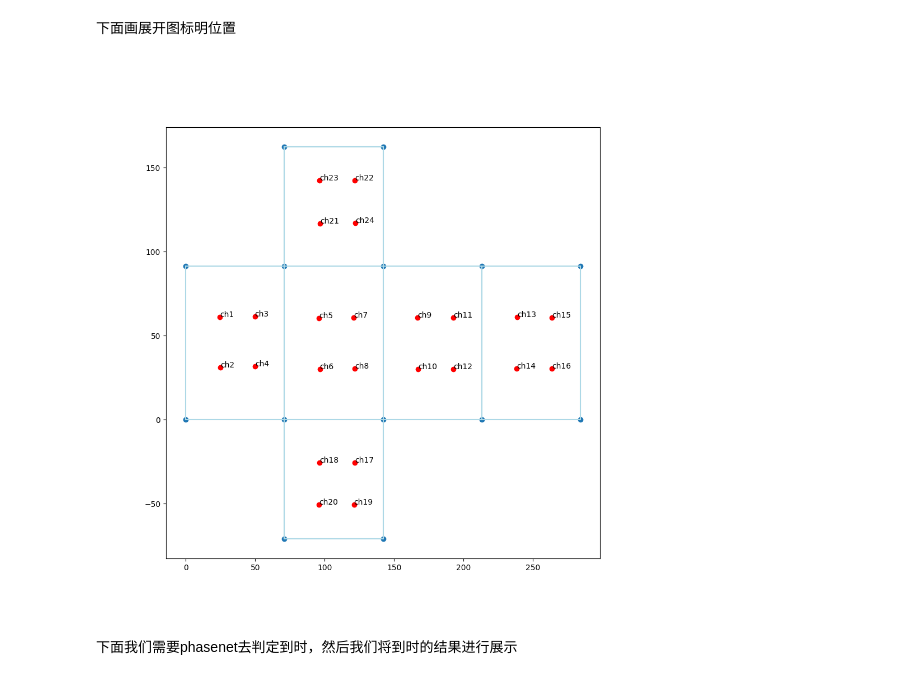
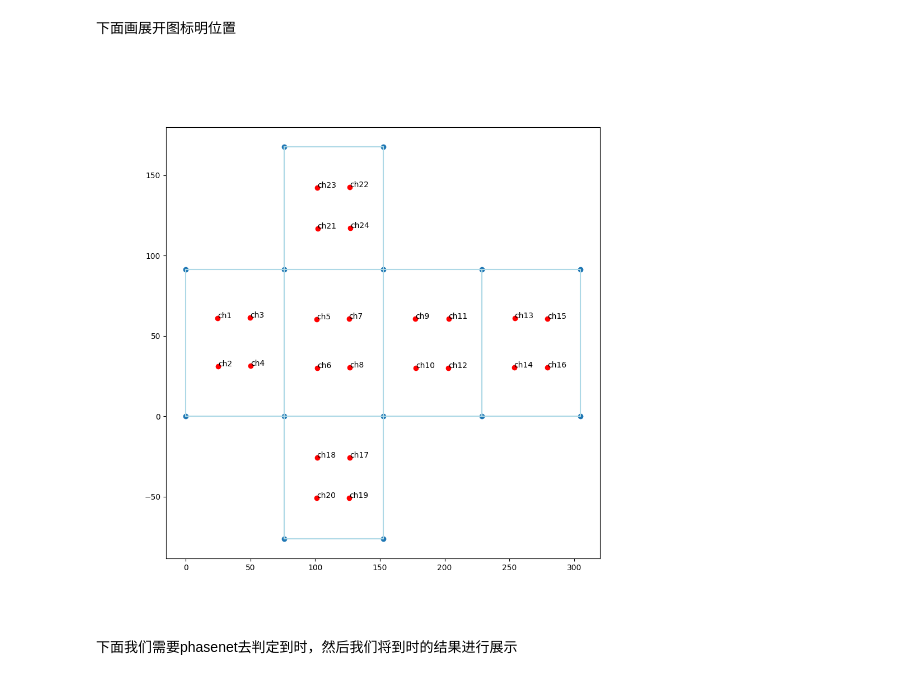
Before and after one commit to karongsama/acousticsensing, a Jupyter notebook: Draw/cube/cube.ipynb, the cells around one changed output. Saved outputs shown, nothing was run; the diff lists cells and outputs as text; code cells hidden in the pictures.

```diff
--- a/Draw/cube/cube.ipynb
+++ b/Draw/cube/cube.ipynb
@@ -91,8 +91,10 @@ plt.show()
 下面将作图以展现sensor的位置，从而实现我们数据的获取来源
 # %%
 # first we record the parameter of the cube
-length=71.0
-width=71.0
+# length=71.0
+# width=71.0
+length=76.2
+width=76.2
 height=91.4
 # %%
 # then we use plotly to draw the cube and the sensor,and we use the red color to show the sensor and then
@@ -129,8 +131,10 @@ fig.show()
 # 下面我们要将这个方块展开，然后画出展开的图片和传感器的位置
 # 首先，我们画出立方体展开成平面图的样子
 
-cross_point_x=[0,0,71.0,71.0,142.0,142.0,213.0,213.0,284.0,284.0,71.0,142.0,71.0,142.0]
-cross_point_y=[0,91.4,0,91.4,0,91.4,0,91.4,0,91.4,162.4,162.4,-71.0,-71.0]
+# cross_point_x=[0,0,71.0,71.0,142.0,142.0,213.0,213.0,284.0,284.0,71.0,142.0,71.0,142.0]
+# cross_point_y=[0,91.4,0,91.4,0,91.4,0,91.4,0,91.4,162.4,162.4,-71.0,-71.0]
+cross_point_x=[0,0,length,length,length+width,length+width,length+width+length,length+width+length,length+width+length+width,length+width+length+width,length,length+width,length,length+width]
+cross_point_y=[0,height,0,height,0,height,0,height,0,height,height+length,height+length,-length,-length]
 link_order=[[0,1],[0,2],[1,3],[2,3],[2,4],[3,5],[4,5],[4,6],[5,7],[6,7],[6,8],[7,9],[8,9],[10,3],[10,11],[11,5],[12,2],[12,13],[13,4]]
 # 下面画出这些点
 plt.figure(figsize=(10,10))
@@ -150,38 +154,38 @@ for i in range(source):
         else:
             text.append('ch{}'.format(i-1))
     if(Location[i][0]<3):
-        sensor_place_2d.append([Location[i][1]+71.0,Location[i][2]])
+        sensor_place_2d.append([Location[i][1]+length,Location[i][2]])
         text.append('ch{}'.format(i+1))
     if(Location[i][1]>73):
-        sensor_place_2d.append([Location[i][0]+142.0,Location[i][2]])
+        sensor_place_2d.append([Location[i][0]+length+width,Location[i][2]])
         text.append('ch{}'.format(i+1))
     if(Location[i][0]>73):
-        sensor_place_2d.append([Location[i][1]+213.0,Location[i][2]])
+        sensor_place_2d.append([Location[i][1]+length*2+width,Location[i][2]])
         if(i<=13):
             text.append('ch{}'.format(i+3))
         else:
             text.append('ch{}'.format(i-1))
     if(Location[i][2]<3):
-        sensor_place_2d.append([Location[i][1]+71.0,-Location[i][0]])
+        sensor_place_2d.append([Location[i][1]+length,-Location[i][0]])
         text.append('ch{}'.format(i+1))
     if(Location[i][2]>88):
-        sensor_place_2d.append([Location[i][1]+71.0,Location[i][0]+91.4])
+        sensor_place_2d.append([Location[i][1]+length,Location[i][0]+height])
         text.append('ch{}'.format(i+1))
 
 sensor_place_2d=np.array(sensor_place_2d).swapaxes(0,1)
 plt.scatter(sensor_place_2d[0],sensor_place_2d[1],color='red')
 # 下面我们将传感器的编号写上去
 for i in range(len(text)):
     plt.annotate(text[i],(sensor_place_2d[0][i],sensor_place_2d[1][i]))
 
 
 
 # 下面我们将这个图保存下来
 plt.savefig('D:\coding\AcousticSensing\Draw\cube\cube_expend.png')
 
 
 plt.show()
 # %% [output]
-[figure, old version]
+[figure, new version]
 # %% [markdown]
 下面我们需要phasenet去判定到时，然后我们将到时的结果进行展示
```
Also changed, not shown: 1 other file.
